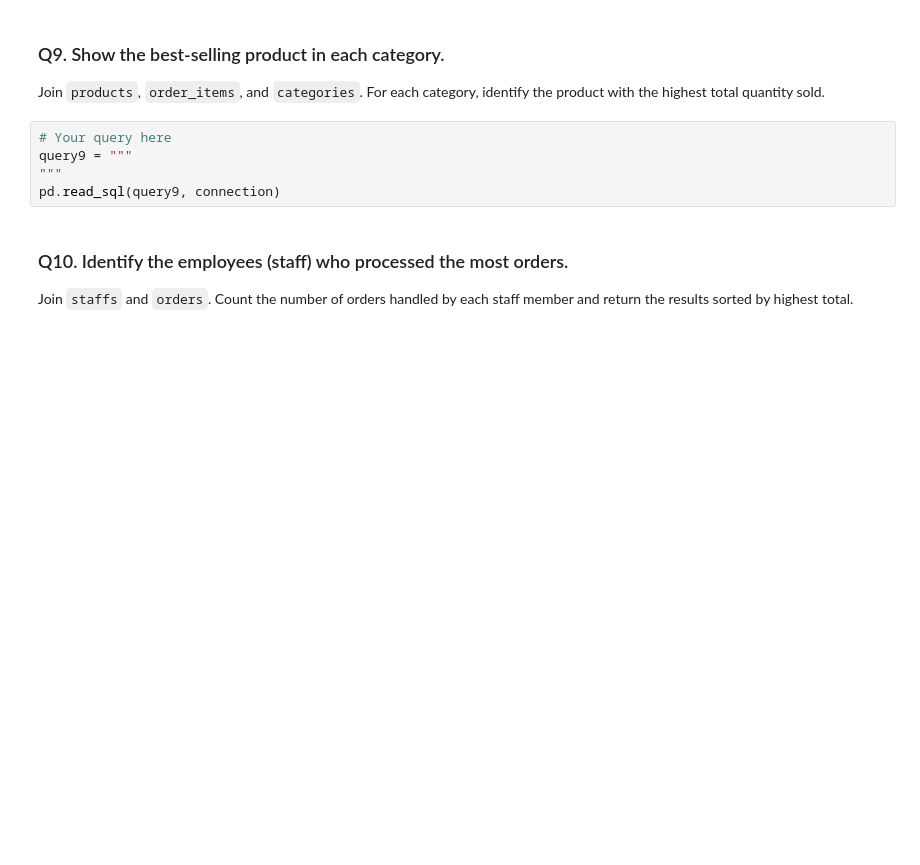
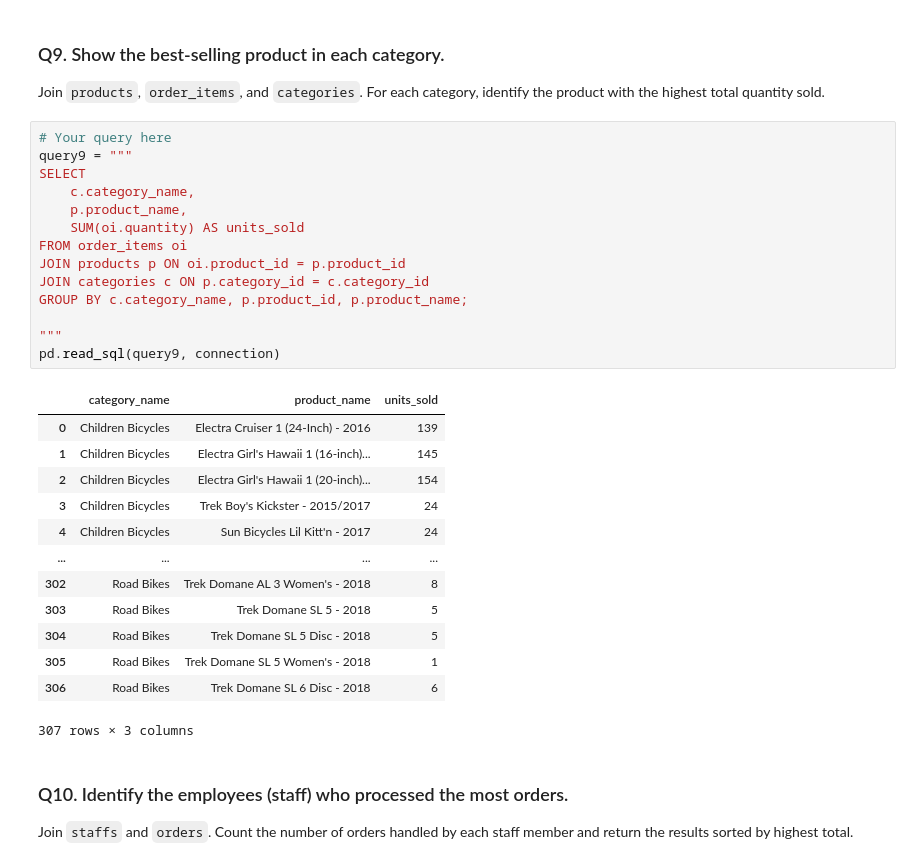
Before and after one commit to notepadnomad/DataAnalysisModule3, a Jupyter notebook: Week3/workflow_practice.ipynb, the cells around one changed output. Cells and saved outputs as stored; diff of their text form; blank space fills up the shorter version.

```diff
--- a/Week3/workflow_practice.ipynb
+++ b/Week3/workflow_practice.ipynb
@@ -310,8 +329,31 @@ Join `products`, `order_items`, and `categories`. For each category, identify th
 # %%
 # Your query here
 query9 = """
+SELECT
+    c.category_name,
+    p.product_name,
+    SUM(oi.quantity) AS units_sold
+FROM order_items oi
+JOIN products p ON oi.product_id = p.product_id
+JOIN categories c ON p.category_id = c.category_id
+GROUP BY c.category_name, p.product_id, p.product_name;
+
 """
 pd.read_sql(query9, connection)
+# %% [output]
+|  | category_name | product_name | units_sold |
+| 0 | Children Bicycles | Electra Cruiser 1 (24-Inch) - 2016 | 139 |
+| 1 | Children Bicycles | Electra Girl's Hawaii 1 (16-inch)... | 145 |
+| 2 | Children Bicycles | Electra Girl's Hawaii 1 (20-inch)... | 154 |
+| 3 | Children Bicycles | Trek Boy's Kickster - 2015/2017 | 24 |
+| 4 | Children Bicycles | Sun Bicycles Lil Kitt'n - 2017 | 24 |
+| ... | ... | ... | ... |
+| 302 | Road Bikes | Trek Domane AL 3 Women's - 2018 | 8 |
+| 303 | Road Bikes | Trek Domane SL 5 - 2018 | 5 |
+| 304 | Road Bikes | Trek Domane SL 5 Disc - 2018 | 5 |
+| 305 | Road Bikes | Trek Domane SL 5 Women's - 2018 | 1 |
+| 306 | Road Bikes | Trek Domane SL 6 Disc - 2018 | 6 |
+307 rows × 3 columns
 # %% [markdown]
 ### Q10. Identify the employees (staff) who processed the most orders.
 
```
Also changed, not shown: parts of 2 cells of this notebook.
